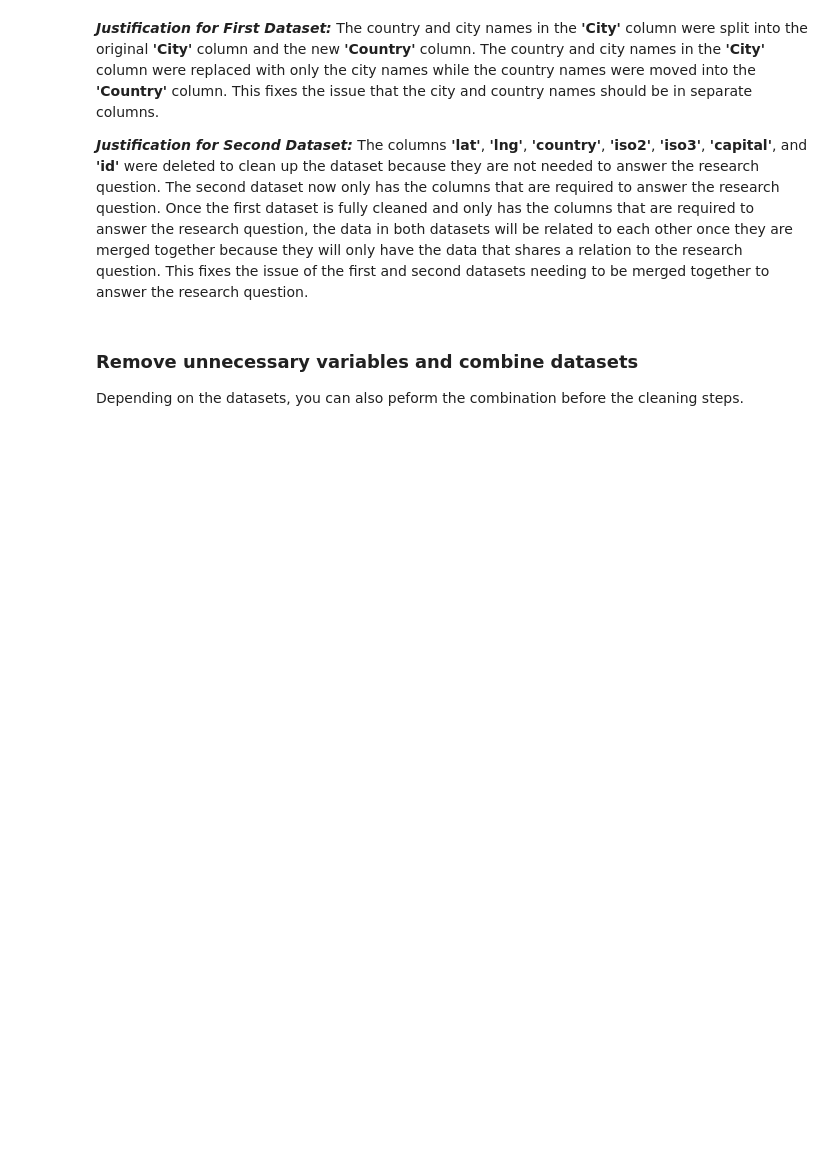
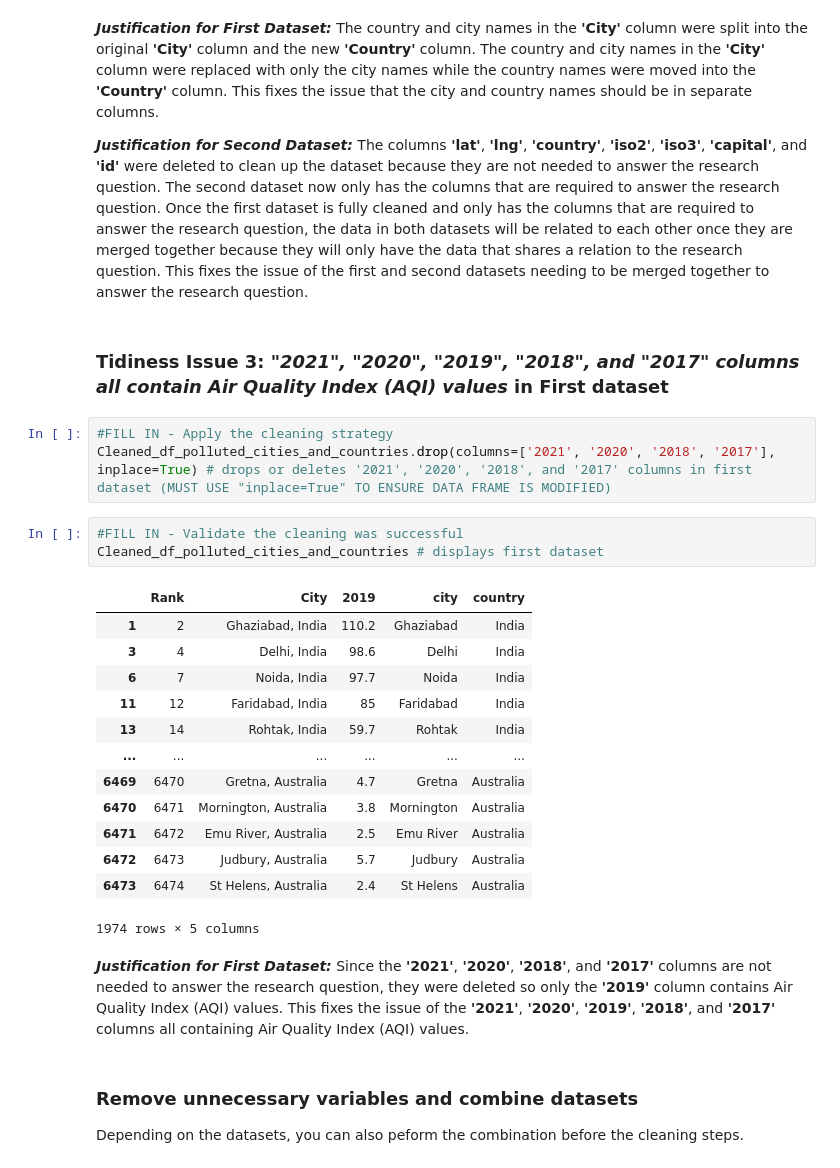
Before and after one commit to jwGitHub9860/Real_World_Data_Wrangling_with_Python, a Jupyter notebook: Data_Wrangling_Project_Starter.ipynb, the cells around one changed output. Drawn from its saved outputs; the diff is of its cells as text; blank space fills up the shorter version.

```diff
--- a/Data_Wrangling_Project_Starter.ipynb
+++ b/Data_Wrangling_Project_Starter.ipynb
@@ -713,6 +713,30 @@ Edit_df_world_cities_dataset # displays second dataset
 **_Justification for First Dataset:_** The country and city names in the **'City'** column were split into the original **'City'** column and the new **'Country'** column. The country and city names in the **'City'** column were replaced with only the city names while the country names were moved into the **'Country'** column. This fixes the issue that the city and country names should be in separate columns.
 
 **_Justification for Second Dataset:_** The columns **'lat'**, **'lng'**, **'country'**, **'iso2'**, **'iso3'**, **'capital'**, and **'id'** were deleted to clean up the dataset because they are not needed to answer the research question. The second dataset now only has the columns that are required to answer the research question. Once the first dataset is fully cleaned and only has the columns that are required to answer the research question, the data in both datasets will be related to each other once they are merged together because they will only have the data that shares a relation to the research question. This fixes the issue of the first and second datasets needing to be merged together to answer the research question.
+# %% [markdown]
+### **Tidiness Issue 3: _"2021", "2020", "2019", "2018", and "2017" columns all contain Air Quality Index (AQI) values_ in First dataset**
+# %%
+#FILL IN - Apply the cleaning strategy
+Cleaned_df_polluted_cities_and_countries.drop(columns=['2021', '2020', '2018', '2017'], inplace=True) # drops or deletes '2021', '2020', '2018', and '2017' columns in first dataset (MUST USE "inplace=True" TO ENSURE DATA FRAME IS MODIFIED)
+# %%
+#FILL IN - Validate the cleaning was successful
+Cleaned_df_polluted_cities_and_countries # displays first dataset
+# %% [output]
+|  | Rank | City | 2019 | city | country |
+| 1 | 2 | Ghaziabad, India | 110.2 | Ghaziabad | India |
+| 3 | 4 | Delhi, India | 98.6 | Delhi | India |
+| 6 | 7 | Noida, India | 97.7 | Noida | India |
+| 11 | 12 | Faridabad, India | 85 | Faridabad | India |
+| 13 | 14 | Rohtak, India | 59.7 | Rohtak | India |
+| ... | ... | ... | ... | ... | ... |
+| 6469 | 6470 | Gretna, Australia | 4.7 | Gretna | Australia |
+| 6470 | 6471 | Mornington, Australia | 3.8 | Mornington | Australia |
+| 6471 | 6472 | Emu River, Australia | 2.5 | Emu River | Australia |
+| 6472 | 6473 | Judbury, Australia | 5.7 | Judbury | Australia |
+| 6473 | 6474 | St Helens, Australia | 2.4 | St Helens | Australia |
+1974 rows × 5 columns
+# %% [markdown]
+**_Justification for First Dataset:_** Since the **'2021'**, **'2020'**, **'2018'**, and **'2017'** columns are not needed to answer the research question, they were deleted so only the **'2019'** column contains Air Quality Index (AQI) values. This fixes the issue of the **'2021'**, **'2020'**, **'2019'**, **'2018'**, and **'2017'** columns all containing Air Quality Index (AQI) values.
 # %% [markdown]
 ### **Remove unnecessary variables and combine datasets**
 
```
Also changed, not shown: parts of 2 cells of this notebook.
